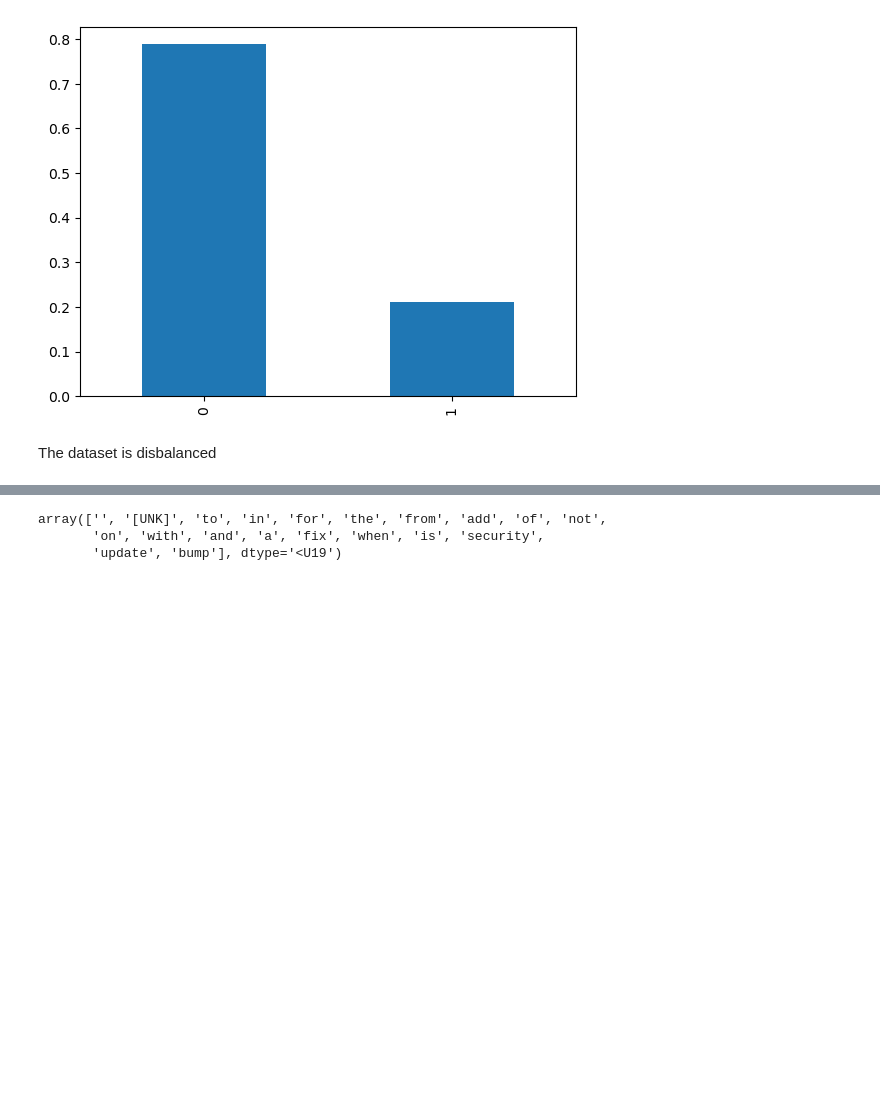
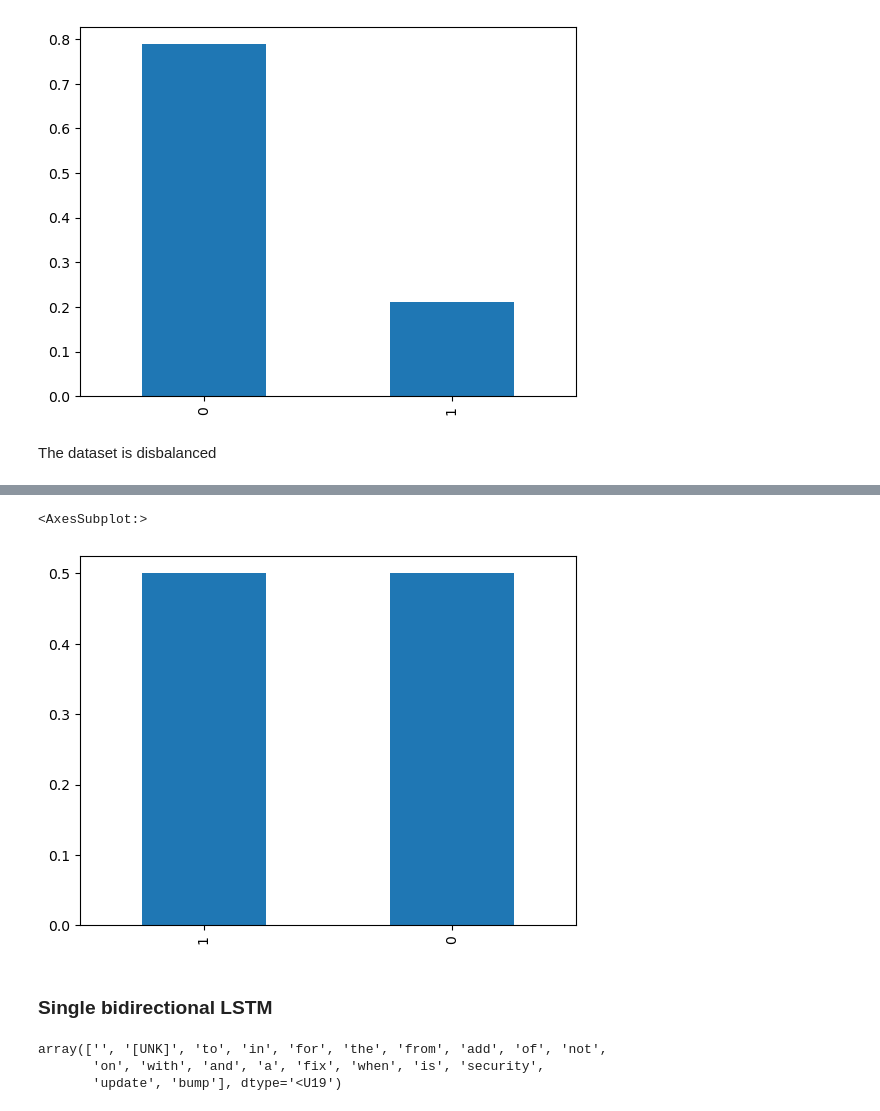
Before and after one commit to TeamPML/GuthubSecurityIssues, a Jupyter notebook: modelling.ipynb, the cells around one changed output, grey strips where cells are left out. Cells and saved outputs as stored; diff of their text form; code cells hidden in the pictures; blank space fills up the shorter version.

```diff
--- a/modelling.ipynb
+++ b/modelling.ipynb
@@ -88,0 +96,7 @@ Let's try bidirectional LSTM model
+# %%
+df_non_sec = df_non_sec.sample(n=len(df_sec), random_state=42)
+
+df = pd.concat([df_sec, df_non_sec])
+title_df = df[['title', 'is_sec']]
+title_df['is_sec'] = title_df['is_sec'].map({'yes': 1, 'no': 0})
+title_df
@@ -89,3 +122,10 @@ Let's try bidirectional LSTM model
+# %%
+title_df['is_sec'].value_counts(normalize=True).plot(kind='bar')
+# %% [output]
+<AxesSubplot:>
+[figure, added]
+# %% [markdown]
+### Single bidirectional LSTM
 # %%
 # split data into train and test with stratification
 from sklearn.model_selection import train_test_split
```
Also changed, not shown: parts of 22 cells of this notebook.
